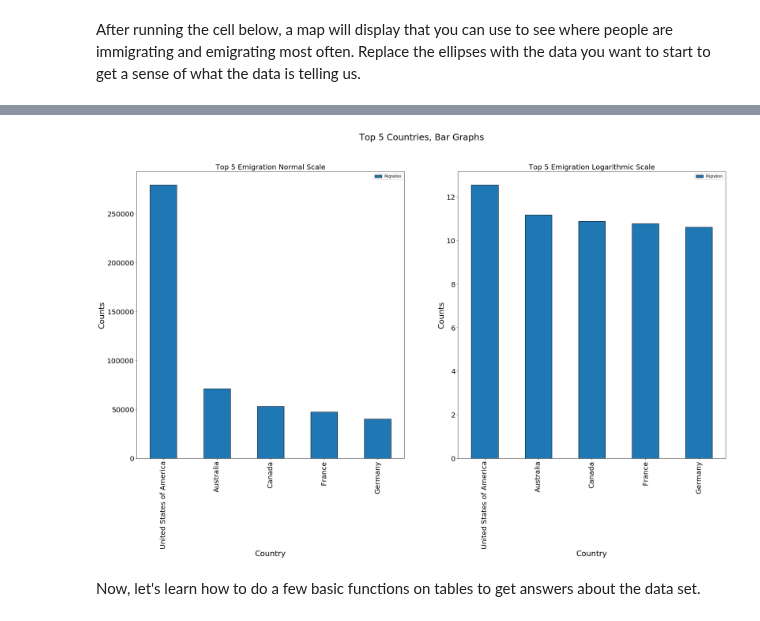
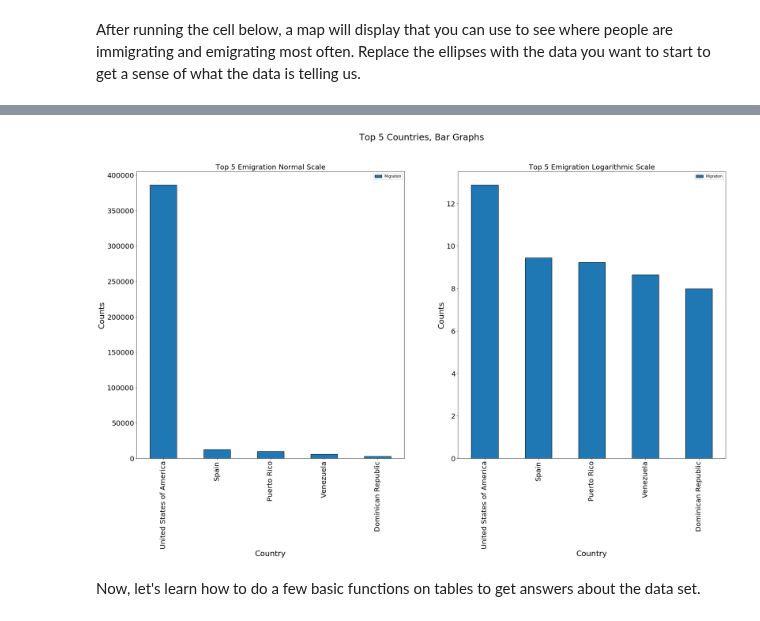
Before and after one commit to ds-modules/IAS-150, a Jupyter notebook: IAS-150_notebook.ipynb, the cells around one changed output, grey strips where cells are left out. Drawn from its saved outputs; the diff is of its cells as text; code cells hidden in the pictures.

```diff
--- a/IAS-150_notebook.ipynb
+++ b/IAS-150_notebook.ipynb
@@ -87,14 +99,14 @@ Let's look at this data set more closely to better understand how we can use it.
 # %% [markdown]
 After running the cell below, a map will display that you can use to see where people are immigrating and emigrating most often. Replace the ellipses with the data you want to start to get a sense of what the data is telling us.
 # %%
-country = "..." # Name of the country of interest
-gender = "..." # male, female, or total (lowercase)
-year = ... # 1990, 1995, 2000, 2005, 2010, 2015, 2017
-migration_type = ... # 1 = Immigration and 2 = Emigration
+country = "Cuba" # Name of the country of interest
+gender = "male" # male, female, or total (lowercase)
+year = 1990 # 1990, 1995, 2000, 2005, 2010, 2015, 2017
+migration_type = 2 # 1 = Immigration and 2 = Emigration
 graph.map_and_graph(country, gender, year, migration_type)
 # %% [output]
 [interactive output not drawn]
-[figure, old version]
+[figure, new version]
 # %% [markdown]
 Now, let's learn how to do a few basic functions on tables to get answers about the data set.
 # %% [markdown]
```
Also changed, not shown: parts of 12 cells of this notebook.
